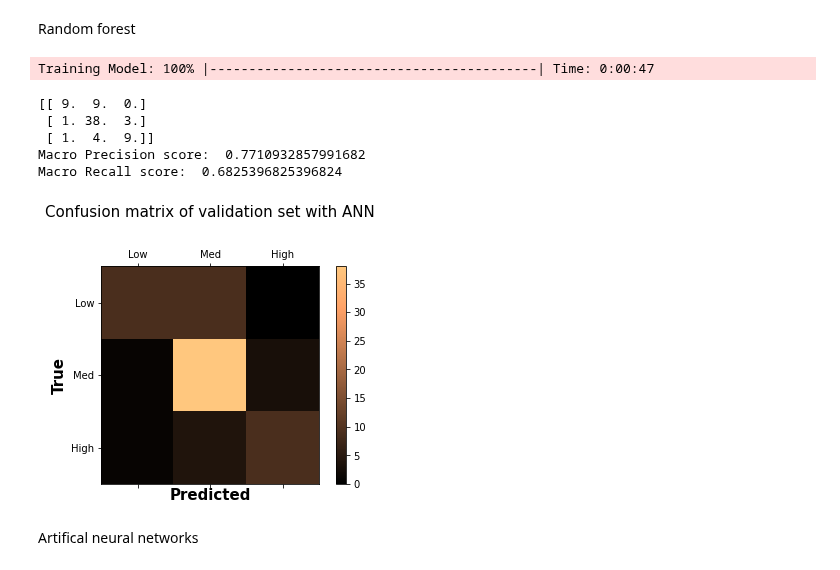
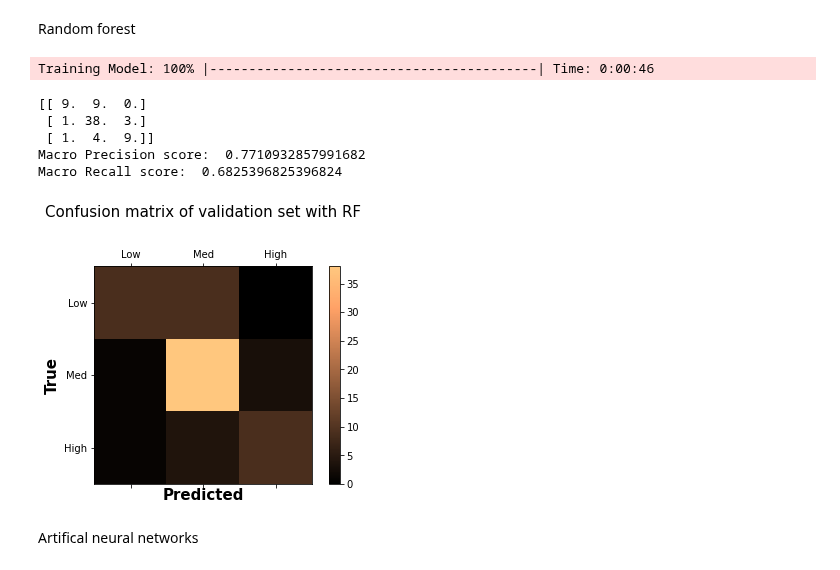
Before and after one commit to RamyaReddyKoppula/PPP, a Jupyter notebook: SFE.ipynb, the cells around one changed output. Saved outputs shown, nothing was run; the diff lists cells and outputs as text; code cells hidden in the pictures.

```diff
--- a/SFE.ipynb
+++ b/SFE.ipynb
@@ -878,36 +879,36 @@ def comp_confmat(actual, predicted):
 
            # count the number of instances in each combination of actual / predicted classes
            confmat[i, j] = np.sum((actual == classes[i]) & (predicted == classes[j]))
 
     return confmat
 cm_rf=comp_confmat(test_y, RF_predict)
 print(cm_rf)
 
 PMA=precision_macro_average(cm_rf)
 print("Macro Precision score: ",PMA)
 
 RMA=recall_macro_average(cm_rf)
 print("Macro Recall score: ",RMA)
 labels = ['Low', 'Med', 'High']
 fig = plt.figure()
 ax = fig.add_subplot(111)
 cax = ax.matshow(cm_rf, cmap=plt.get_cmap('copper'))
-ax.set_title('Confusion matrix of validation set with ANN', fontsize=15, x=0.5, y=1.2)
+ax.set_title('Confusion matrix of validation set with RF', fontsize=15, x=0.5, y=1.2)
 fig.colorbar(cax)
 ax.set_xticklabels([''] + labels)
 ax.set_yticklabels([''] + labels)
 plt.xlabel('Predicted', fontsize=15, fontweight = 'bold')
 plt.ylabel('True', fontsize=15,  fontweight = 'bold')
 plt.savefig("CM_SVC.png",format ='png', dpi=500, bbox_inches='tight',orientation='landscape')
 plt.show()
 # %% [output]
-Training Model: 100% |------------------------------------------| Time: 0:00:47
+Training Model: 100% |------------------------------------------| Time: 0:00:46
 [[ 9.  9.  0.]
  [ 1. 38.  3.]
  [ 1.  4.  9.]]
 Macro Precision score:  0.7710932857991682
 Macro Recall score:  0.6825396825396824
-[figure, old version]
+[figure, new version]
 # %% [markdown]
 Artifical neural networks
 # %%
```
Also changed, not shown: parts of 1 cell of this notebook.
